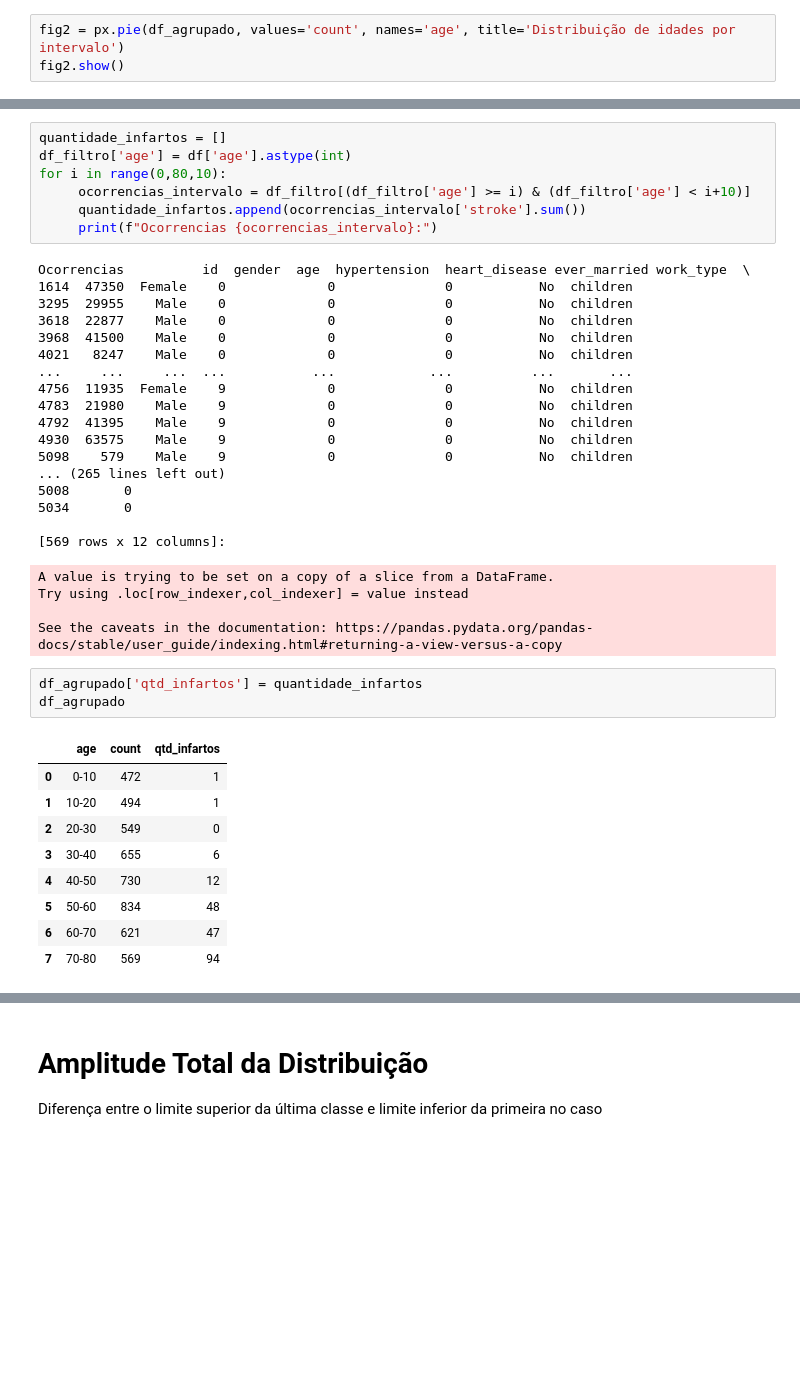
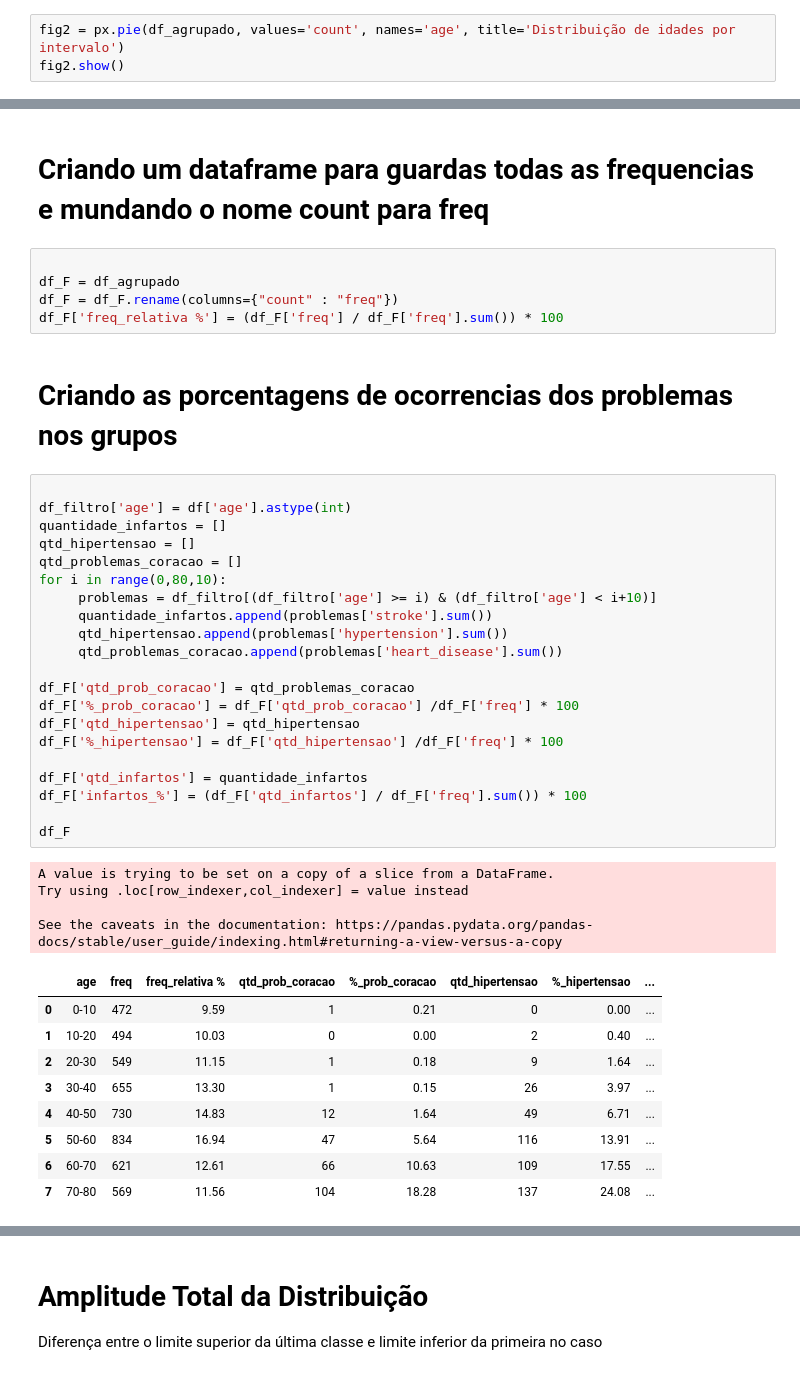
Before and after one commit to VerttB/stroke-analysis, a Jupyter notebook: frequencias.ipynb, the cells around one changed output, grey strips where cells are left out. Saved outputs shown, nothing was run; the diff lists cells and outputs as text; blank space fills up the shorter version.

Commit message:
Simplificação do código e mais informações nos grupos

```diff
--- a/frequencias.ipynb
+++ b/frequencias.ipynb
@@ -151,42 +116,44 @@ Quantidade de idades no intervalo 70-80: 569
+# %% [markdown]
+# Criando um dataframe para guardas todas as frequencias e mundando o nome count para freq
+# %%
+
+df_F = df_agrupado
+df_F = df_F.rename(columns={"count" : "freq"})
+df_F['freq_relativa %'] = (df_F['freq'] / df_F['freq'].sum()) * 100
+# %% [markdown]
+# Criando as porcentagens de ocorrencias dos problemas nos grupos
 # %%
+
+df_filtro['age'] = df['age'].astype(int)
 quantidade_infartos = []
-df_filtro['age'] = df['age'].astype(int)
+qtd_hipertensao = []
+qtd_problemas_coracao = []
 for i in range(0,80,10):
-     ocorrencias_intervalo = df_filtro[(df_filtro['age'] >= i) & (df_filtro['age'] < i+10)]
-     quantidade_infartos.append(ocorrencias_intervalo['stroke'].sum())
-     print(f"Ocorrencias {ocorrencias_intervalo}:")
+     problemas = df_filtro[(df_filtro['age'] >= i) & (df_filtro['age'] < i+10)]
+     quantidade_infartos.append(problemas['stroke'].sum())
+     qtd_hipertensao.append(problemas['hypertension'].sum())
+     qtd_problemas_coracao.append(problemas['heart_disease'].sum())
+
+df_F['qtd_prob_coracao'] = qtd_problemas_coracao
+df_F['%_prob_coracao'] = df_F['qtd_prob_coracao'] /df_F['freq'] * 100
+df_F['qtd_hipertensao'] = qtd_hipertensao
+df_F['%_hipertensao'] = df_F['qtd_hipertensao'] /df_F['freq'] * 100
+
+df_F['qtd_infartos'] = quantidade_infartos
+df_F['infartos_%'] = (df_F['qtd_infartos'] / df_F['freq'].sum()) * 100
+
+df_F
 # %% [output]
-Ocorrencias          id  gender  age  hypertension  heart_disease ever_married work_type  \
-1614  47350  Female    0             0              0           No  children
-3295  29955    Male    0             0              0           No  children
-3618  22877    Male    0             0              0           No  children
-3968  41500    Male    0             0              0           No  children
-4021   8247    Male    0             0              0           No  children
-...     ...     ...  ...           ...            ...          ...       ...
-4756  11935  Female    9             0              0           No  children
-4783  21980    Male    9             0              0           No  children
-4792  41395    Male    9             0              0           No  children
-4930  63575    Male    9             0              0           No  children
-5098    579    Male    9             0              0           No  children
-... (265 lines left out)
-5008       0
-5034       0
+A value is trying to be set on a copy of a slice from a DataFrame.
+Try using .loc[row_indexer,col_indexer] = value instead
 
-[569 rows x 12 columns]:
+See the caveats in the documentation: https://pandas.pydata.org/pandas-docs/stable/user_guide/indexing.html#returning-a-view-versus-a-copy
-A value is trying to be set on a copy of a slice from a DataFrame.
-Try using .loc[row_indexer,col_indexer] = value instead
-
-See the caveats in the documentation: https://pandas.pydata.org/pandas-docs/stable/user_guide/indexing.html#returning-a-view-versus-a-copy
+|  | age | freq | freq_relativa % | qtd_prob_coracao | %_prob_coracao | qtd_hipertensao | %_hipertensao | ... |
+| 0 | 0-10 | 472 | 9.59 | 1 | 0.21 | 0 | 0.00 | ... |
+| 1 | 10-20 | 494 | 10.03 | 0 | 0.00 | 2 | 0.40 | ... |
+| 2 | 20-30 | 549 | 11.15 | 1 | 0.18 | 9 | 1.64 | ... |
+| 3 | 30-40 | 655 | 13.30 | 1 | 0.15 | 26 | 3.97 | ... |
+| 4 | 40-50 | 730 | 14.83 | 12 | 1.64 | 49 | 6.71 | ... |
+| 5 | 50-60 | 834 | 16.94 | 47 | 5.64 | 116 | 13.91 | ... |
+| 6 | 60-70 | 621 | 12.61 | 66 | 10.63 | 109 | 17.55 | ... |
+| 7 | 70-80 | 569 | 11.56 | 104 | 18.28 | 137 | 24.08 | ... |
-# %%
-df_agrupado['qtd_infartos'] = quantidade_infartos
-df_agrupado
-# %% [output]
-|  | age | count | qtd_infartos |
-| 0 | 0-10 | 472 | 1 |
-| 1 | 10-20 | 494 | 1 |
-| 2 | 20-30 | 549 | 0 |
-| 3 | 30-40 | 655 | 6 |
-| 4 | 40-50 | 730 | 12 |
-| 5 | 50-60 | 834 | 48 |
-| 6 | 60-70 | 621 | 47 |
-| 7 | 70-80 | 569 | 94 |
```
Also changed, not shown: parts of 7 cells of this notebook.
